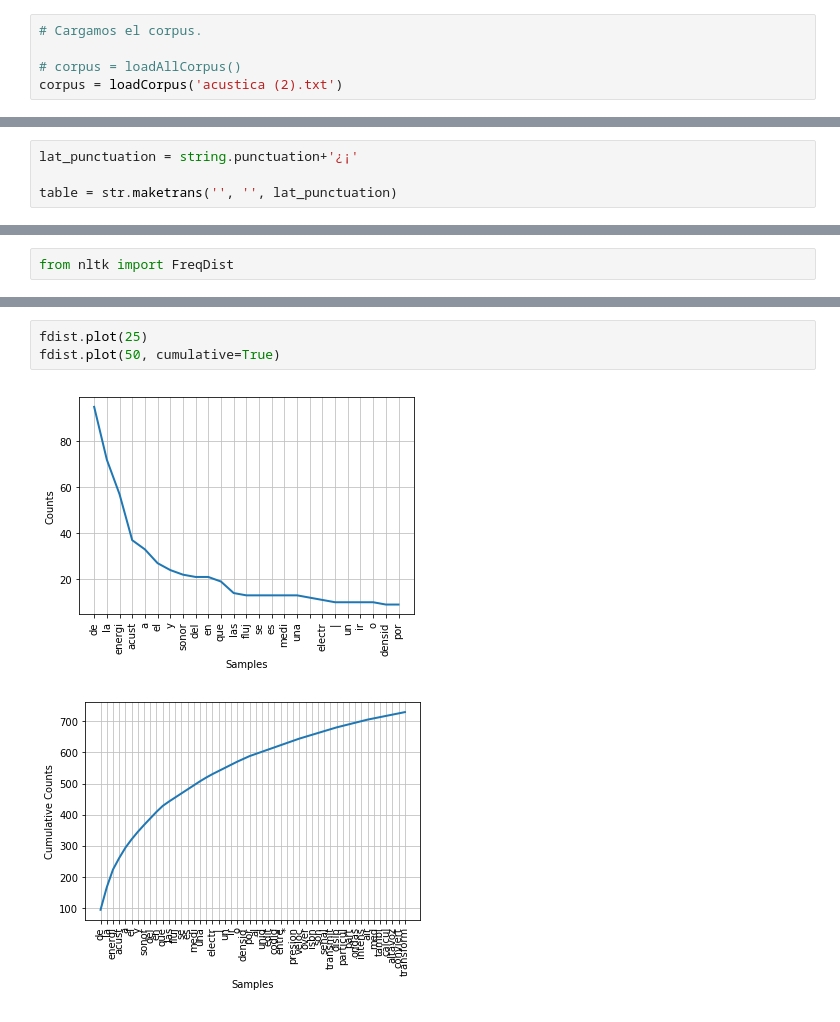
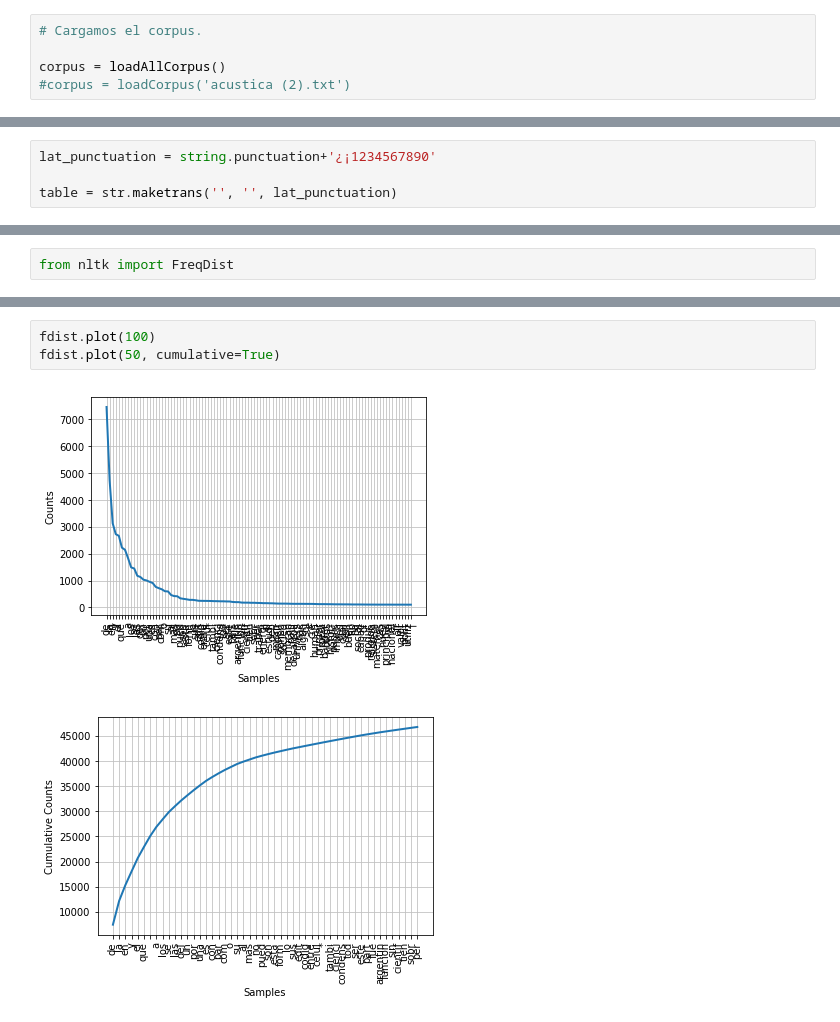
Before and after one commit to juanpflores/PLN-Tareas, a Jupyter notebook: Tarea #1.ipynb, the cells around one changed output, grey strips where cells are left out. Drawn from its saved outputs; the diff is of its cells as text.

```diff
--- a/Tarea #1.ipynb
+++ b/Tarea #1.ipynb
@@ -49,8 +49,8 @@ def loadCorpus(corpus_name):
 # %%
 # Cargamos el corpus.
 
-# corpus = loadAllCorpus()
-corpus = loadCorpus('acustica (2).txt')
+corpus = loadAllCorpus()
+#corpus = loadCorpus('acustica (2).txt')
 # %% [markdown]
 ## Limpieza del Texto
 Separamos las palabras de las oraciones para poder trabajar con ellas individualmente
@@ -71,7 +71,7 @@ print(string.punctuation)
 # %% [output]
 !"#$%&'()*+,-./:;<=>?@[\]^_`{|}~
 # %%
-lat_punctuation = string.punctuation+'¿¡'
+lat_punctuation = string.punctuation+'¿¡1234567890'
 
 table = str.maketrans('', '', lat_punctuation)
 # %%
@@ -141,6 +140,6 @@ fdist.most_common(25)
 # %%
-fdist.plot(25)
+fdist.plot(100)
 fdist.plot(50, cumulative=True)
 # %% [output]
-[figure, old version]
+[figure, new version]
-[figure, old version]
+[figure, new version]
```
Also changed, not shown: parts of 13 cells of this notebook.
